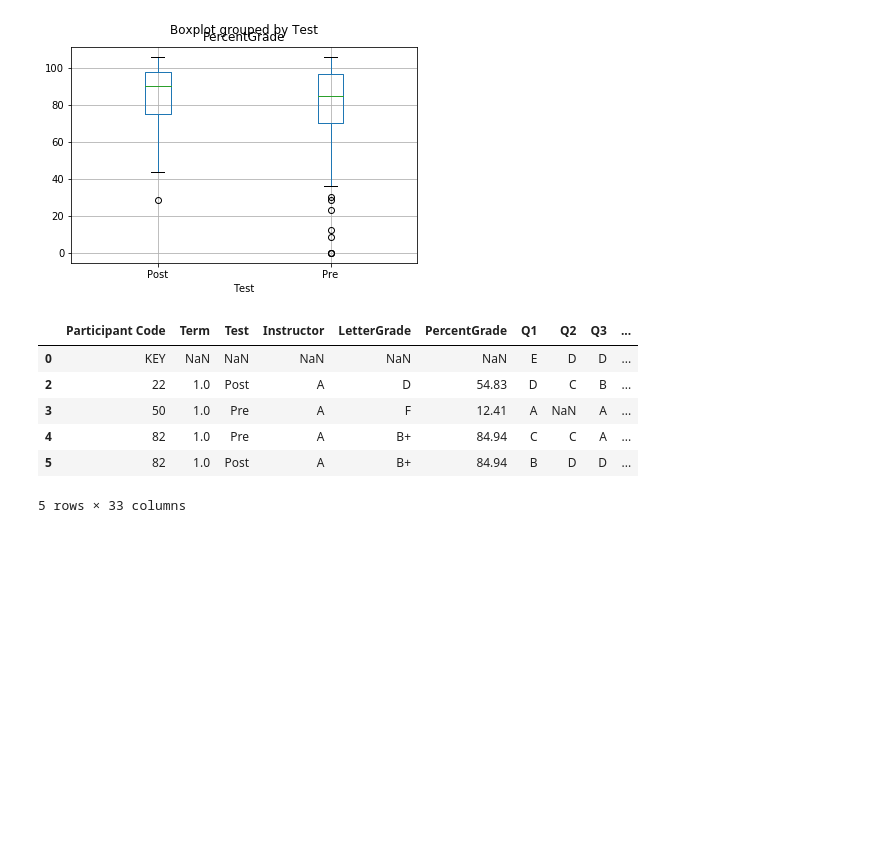
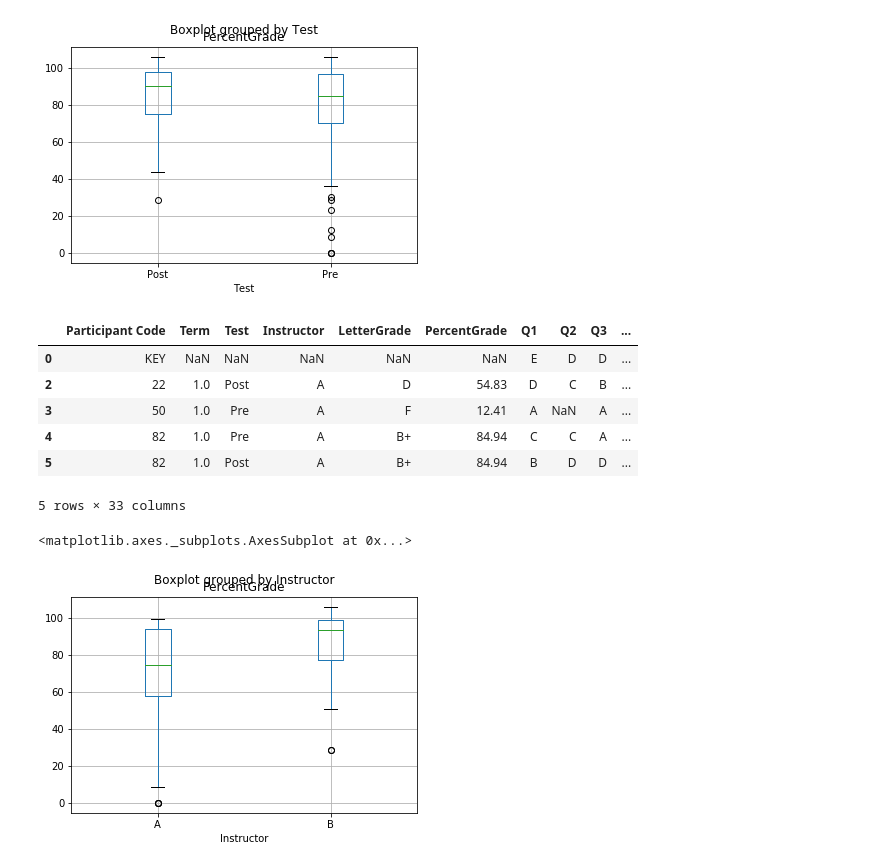
Before and after one commit to gmb9/data-analysis, a Jupyter notebook: Data Analysis.ipynb, the cells around one changed output. Cells and saved outputs as stored; diff of their text form; code cells hidden in the pictures; blank space fills up the shorter version.

Commit message:
added term/instructor final grade comparisons

```diff
--- a/Data Analysis.ipynb
+++ b/Data Analysis.ipynb
@@ -207,3 +207,8 @@ scores.head()
 | 4 | 82 | 1.0 | Pre | A | B+ | 84.94 | C | C | A | ... |
 | 5 | 82 | 1.0 | Post | A | B+ | 84.94 | B | D | D | ... |
 5 rows × 33 columns
+# %%
+scores.boxplot(column = 'PercentGrade', by = 'Instructor')
+# %% [output]
+<matplotlib.axes._subplots.AxesSubplot at 0x...>
+[figure, added]
```
Also changed, not shown: parts of 1 cell of this notebook.
